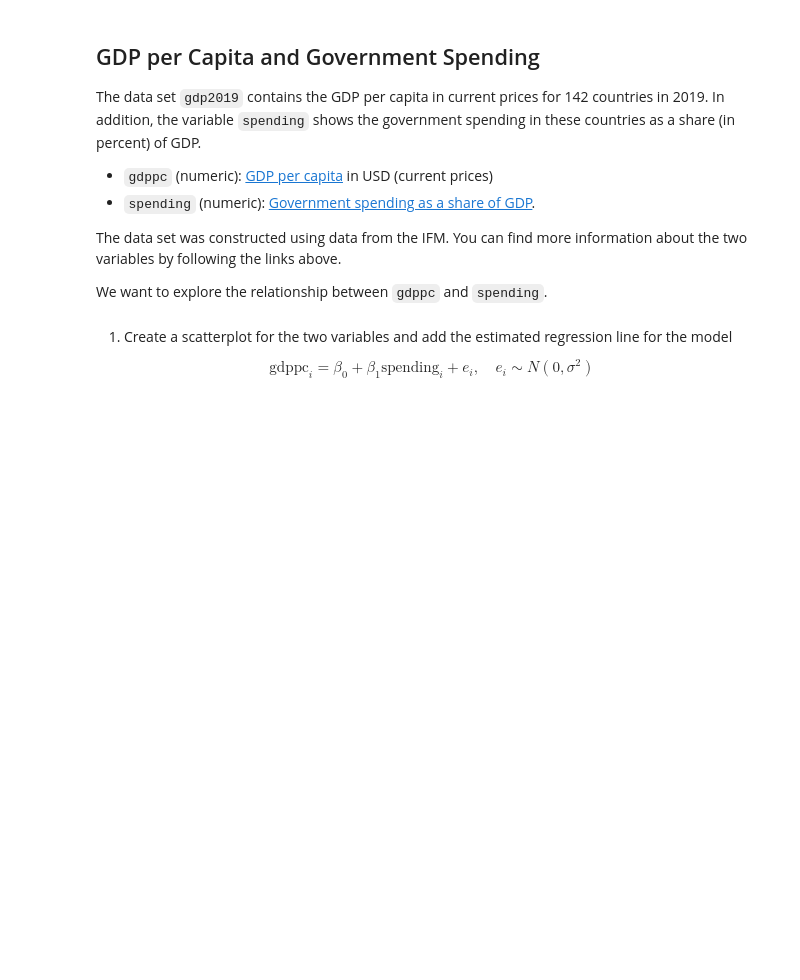
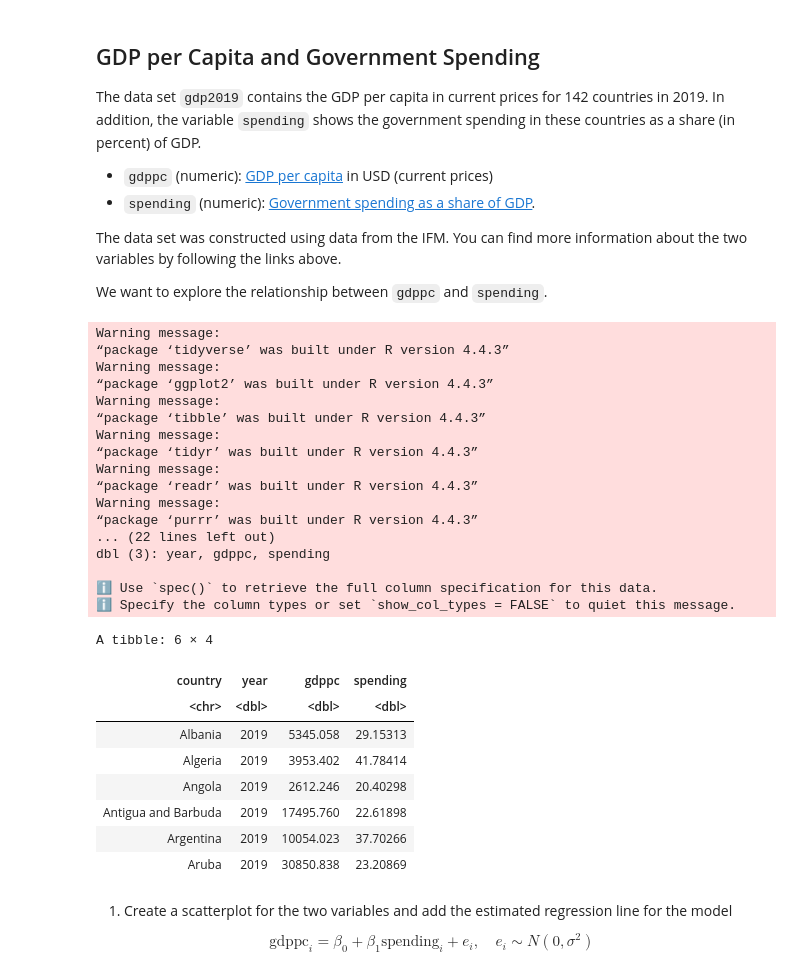
Before and after one commit to febse/econ2026-de, a Jupyter notebook: 09-Categorical-Variables.ipynb, the cells around one changed output. Saved outputs shown, nothing was run; the diff lists cells and outputs as text; code cells hidden in the pictures; blank space fills up the shorter version.

```diff
--- a/09-Categorical-Variables.ipynb
+++ b/09-Categorical-Variables.ipynb
@@ -10,12 +10,41 @@ The data set was constructed using data from the IFM. You can find more informat
 
 We want to explore the relationship between `gdppc` and `spending`.
 # %%
+library(tidyverse)
+
 gdp2019 <- read_csv(
   "https://raw.githubusercontent.com/feb-sofia/econometrics-2023/main/data/gdpgov2019.csv"
-  ) %>%
+  ) |>
   filter(!is.na(spending))
 
-gdp2019 %>% head()
+gdp2019 |> head()
+# %% [output]
+Warning message:
+“package ‘tidyverse’ was built under R version 4.4.3”
+Warning message:
+“package ‘ggplot2’ was built under R version 4.4.3”
+Warning message:
+“package ‘tibble’ was built under R version 4.4.3”
+Warning message:
+“package ‘tidyr’ was built under R version 4.4.3”
+Warning message:
+“package ‘readr’ was built under R version 4.4.3”
+Warning message:
+“package ‘purrr’ was built under R version 4.4.3”
+... (22 lines left out)
+dbl (3): year, gdppc, spending
+
+ℹ Use `spec()` to retrieve the full column specification for this data.
+ℹ Specify the column types or set `show_col_types = FALSE` to quiet this message.
+A tibble: 6 × 4
+| country | year | gdppc | spending |
+| <chr> | <dbl> | <dbl> | <dbl> |
+| Albania | 2019 | 5345.058 | 29.15313 |
+| Algeria | 2019 | 3953.402 | 41.78414 |
+| Angola | 2019 | 2612.246 | 20.40298 |
+| Antigua and Barbuda | 2019 | 17495.760 | 22.61898 |
+| Argentina | 2019 | 10054.023 | 37.70266 |
+| Aruba | 2019 | 30850.838 | 23.20869 |
 # %% [markdown]
 1.  Create a scatterplot for the two variables and add the estimated regression line for the model
 
```
Also changed, not shown: parts of 5 cells of this notebook.
